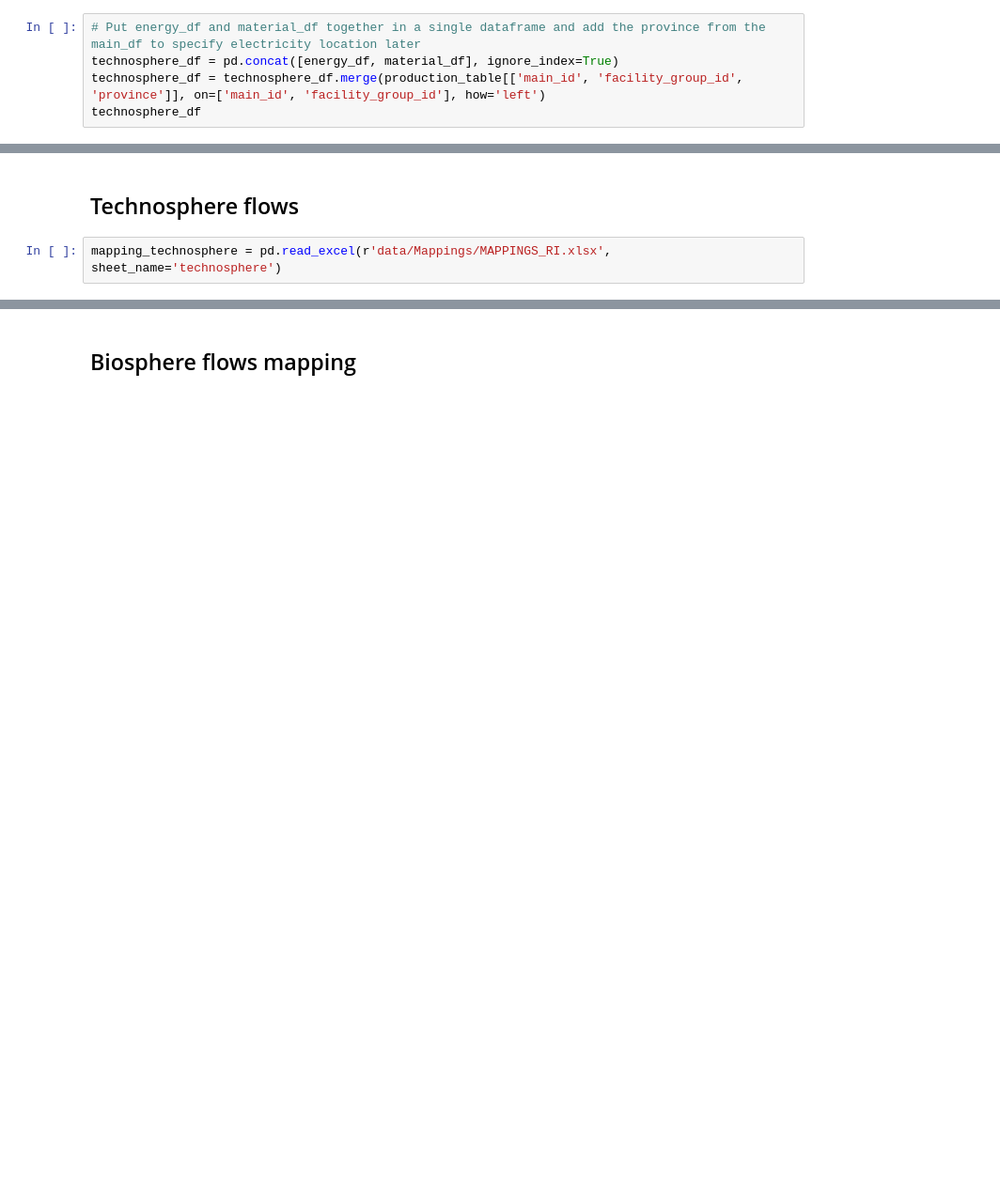
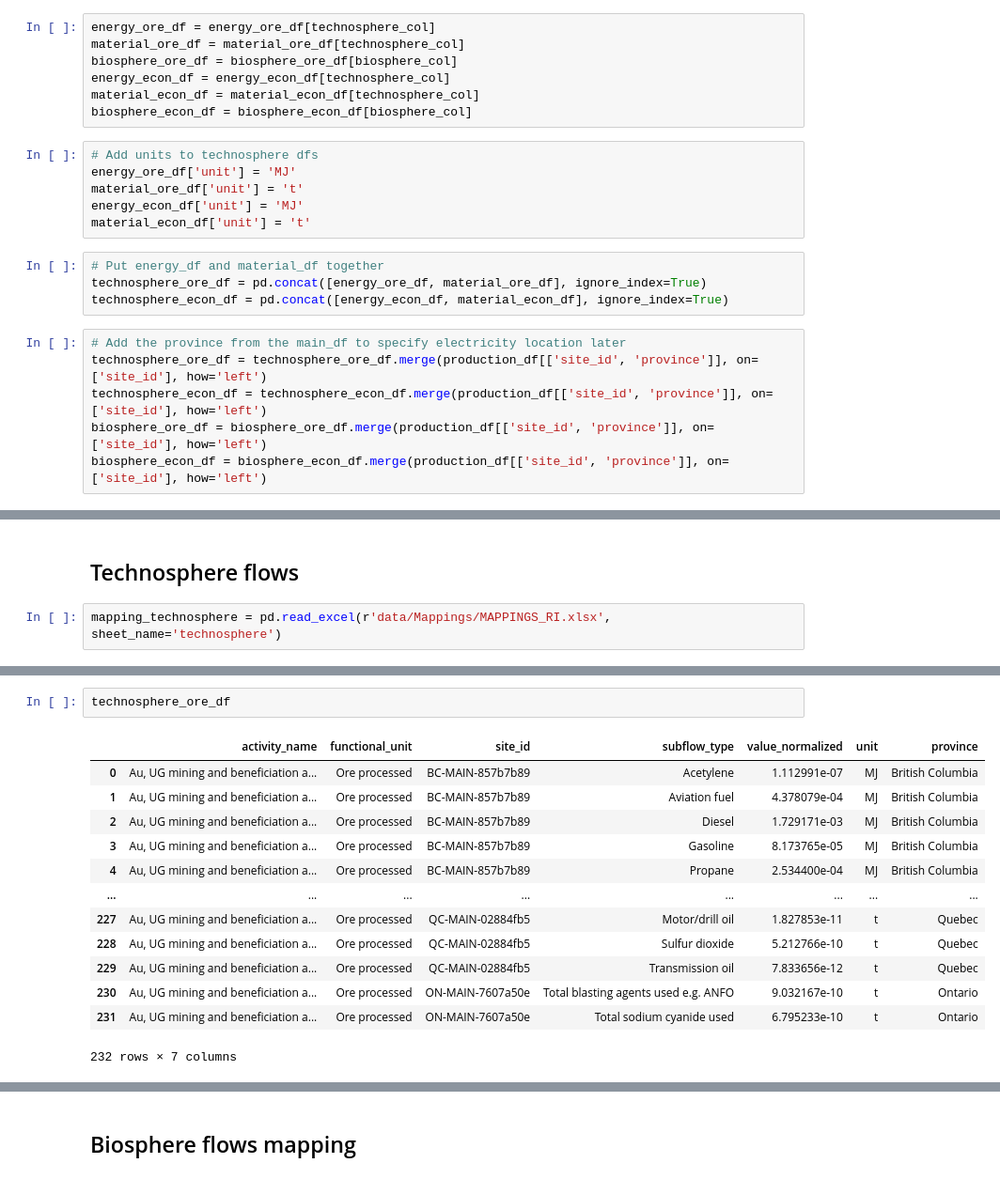
Before and after one commit to marpellan/metallican_lci, a Jupyter notebook: 3. Initialize_site_specific_LCIs.ipynb, the cells around one changed output, grey strips where cells are left out. Shown: that part at 94% size. Drawn from its saved outputs; the diff is of its cells as text; blank space fills up the shorter version.

```diff
--- a/3. Initialize_site_specific_LCIs.ipynb
+++ b/3. Initialize_site_specific_LCIs.ipynb
@@ -93,5 +41,23 @@ See the caveats in the documentation: https://pandas.pydata.org/pandas-docs/stab
+# %%
+energy_ore_df = energy_ore_df[technosphere_col]
+material_ore_df = material_ore_df[technosphere_col]
+biosphere_ore_df = biosphere_ore_df[biosphere_col]
+energy_econ_df = energy_econ_df[technosphere_col]
+material_econ_df = material_econ_df[technosphere_col]
+biosphere_econ_df = biosphere_econ_df[biosphere_col]
+# %%
+# Add units to technosphere dfs
+energy_ore_df['unit'] = 'MJ'
+material_ore_df['unit'] = 't'
+energy_econ_df['unit'] = 'MJ'
+material_econ_df['unit'] = 't'
+# %%
+# Put energy_df and material_df together
+technosphere_ore_df = pd.concat([energy_ore_df, material_ore_df], ignore_index=True)
+technosphere_econ_df = pd.concat([energy_econ_df, material_econ_df], ignore_index=True)
 # %%
-# Put energy_df and material_df together in a single dataframe and add the province from the main_df to specify electricity location later
-technosphere_df = pd.concat([energy_df, material_df], ignore_index=True)
-technosphere_df = technosphere_df.merge(production_table[['main_id', 'facility_group_id', 'province']], on=['main_id', 'facility_group_id'], how='left')
-technosphere_df
+# Add the province from the main_df to specify electricity location later
+technosphere_ore_df = technosphere_ore_df.merge(production_df[['site_id', 'province']], on=['site_id'], how='left')
+technosphere_econ_df = technosphere_econ_df.merge(production_df[['site_id', 'province']], on=['site_id'], how='left')
+biosphere_ore_df = biosphere_ore_df.merge(production_df[['site_id', 'province']], on=['site_id'], how='left')
+biosphere_econ_df = biosphere_econ_df.merge(production_df[['site_id', 'province']], on=['site_id'], how='left')
@@ -155,2 +73,18 @@ mapping_technosphere
+# %%
+technosphere_ore_df
+# %% [output]
+|  | activity_name | functional_unit | site_id | subflow_type | value_normalized | unit | province |
+| 0 | Au, UG mining and beneficiation a... | Ore processed | BC-MAIN-857b7b89 | Acetylene | 1.112991e-07 | MJ | British Columbia |
+| 1 | Au, UG mining and beneficiation a... | Ore processed | BC-MAIN-857b7b89 | Aviation fuel | 4.378079e-04 | MJ | British Columbia |
+| 2 | Au, UG mining and beneficiation a... | Ore processed | BC-MAIN-857b7b89 | Diesel | 1.729171e-03 | MJ | British Columbia |
+| 3 | Au, UG mining and beneficiation a... | Ore processed | BC-MAIN-857b7b89 | Gasoline | 8.173765e-05 | MJ | British Columbia |
+| 4 | Au, UG mining and beneficiation a... | Ore processed | BC-MAIN-857b7b89 | Propane | 2.534400e-04 | MJ | British Columbia |
+| ... | ... | ... | ... | ... | ... | ... | ... |
+| 227 | Au, UG mining and beneficiation a... | Ore processed | QC-MAIN-02884fb5 | Motor/drill oil | 1.827853e-11 | t | Quebec |
+| 228 | Au, UG mining and beneficiation a... | Ore processed | QC-MAIN-02884fb5 | Sulfur dioxide | 5.212766e-10 | t | Quebec |
+| 229 | Au, UG mining and beneficiation a... | Ore processed | QC-MAIN-02884fb5 | Transmission oil | 7.833656e-12 | t | Quebec |
+| 230 | Au, UG mining and beneficiation a... | Ore processed | ON-MAIN-7607a50e | Total blasting agents used e.g. ANFO | 9.032167e-10 | t | Ontario |
+| 231 | Au, UG mining and beneficiation a... | Ore processed | ON-MAIN-7607a50e | Total sodium cyanide used | 6.795233e-10 | t | Ontario |
+232 rows × 7 columns
 # %%
 # Apply the function
```
Also changed, not shown: parts of 57 cells of this notebook, 54 other files.
